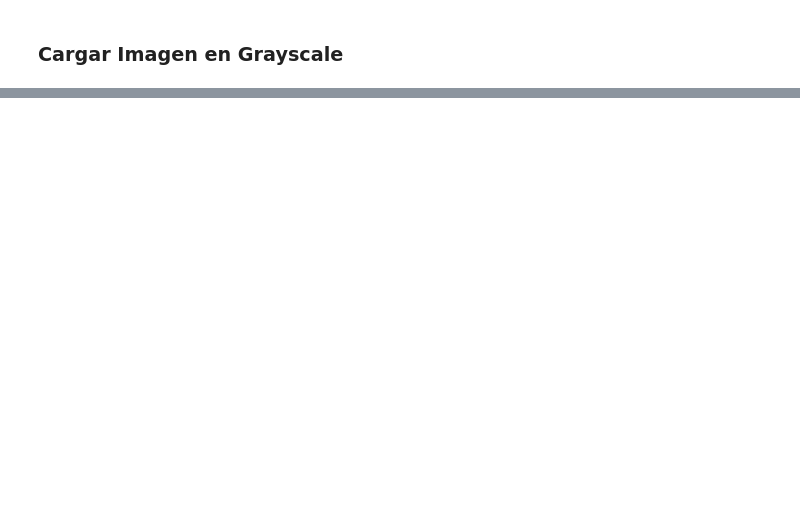
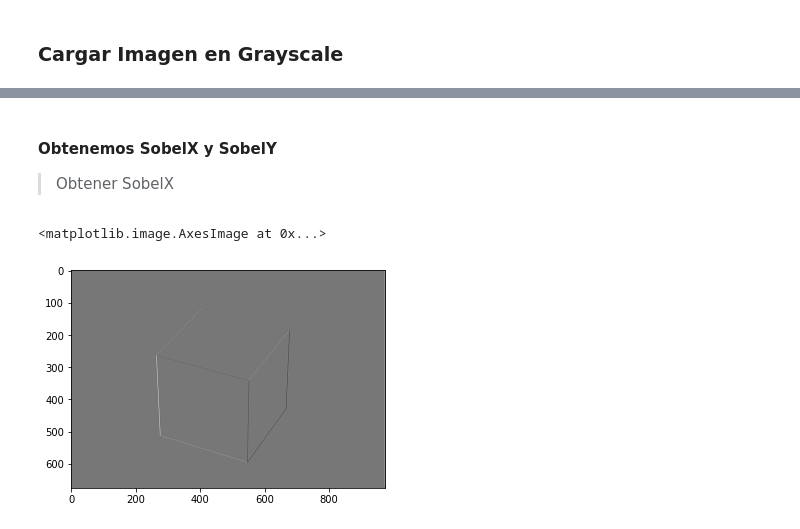
Before and after one commit to JoseNaime/ImageProcessing, a Jupyter notebook: Actividad1.ipynb, the cells around one changed output, grey strips where cells are left out. Saved outputs shown, nothing was run; the diff lists cells and outputs as text; code cells hidden in the pictures; blank space fills up the shorter version.

```diff
--- a/Actividad1.ipynb
+++ b/Actividad1.ipynb
@@ -17,0 +59,12 @@ plt.imshow(img, cmap="gray")
+# %% [markdown]
+#### Obtenemos SobelX y SobelY
+>Obtener SobelX
+# %%
+kernel = np.array([[-1,0,1],
+          [-2,0,2],
+          [-1,0,1]])
+
+plt.imshow(convolution(laplacian, kernel), cmap='gray')
+# %% [output]
+<matplotlib.image.AxesImage at 0x...>
+[figure, added]
```
Also changed, not shown: parts of 10 cells of this notebook, 4 other files.
